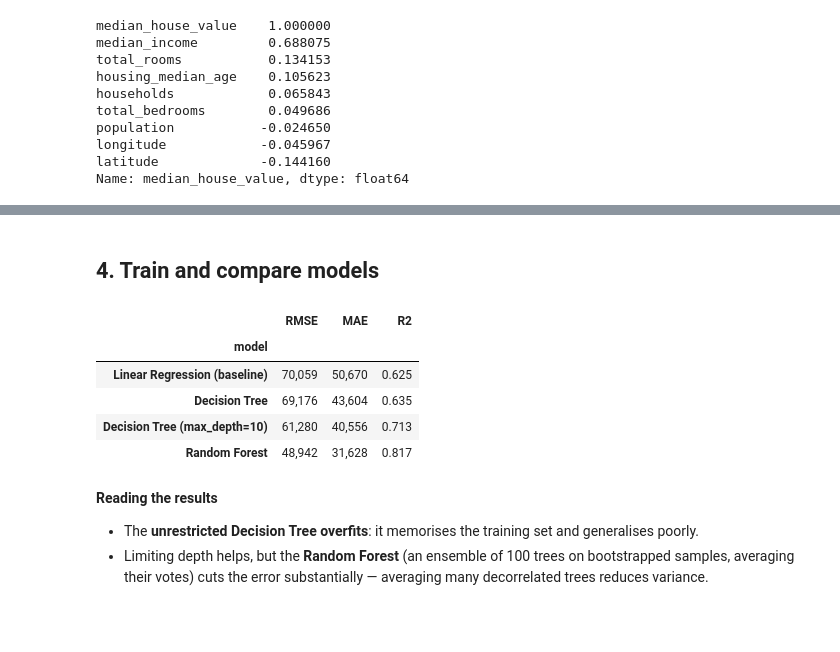
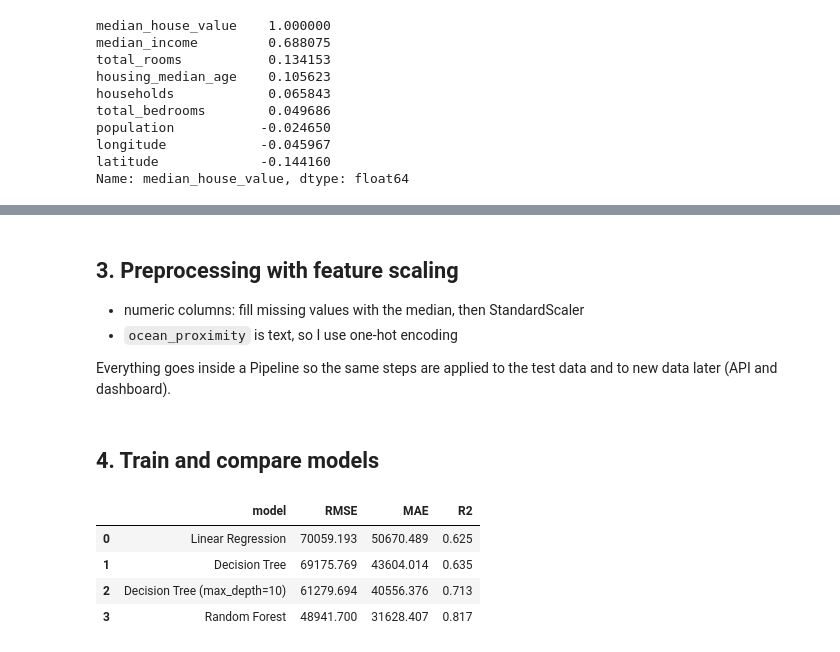
Before and after one commit to jagadeshwar2007/ACM_task, a Jupyter notebook: task_06_housing_price_predictor/housing_price_predictor.ipynb, the cells around one changed output, grey strips where cells are left out. Cells and saved outputs as stored; diff of their text form; code cells hidden in the pictures; blank space fills up the shorter version.

```diff
--- a/task_06_housing_price_predictor/housing_price_predictor.ipynb
+++ b/task_06_housing_price_predictor/housing_price_predictor.ipynb
@@ -149,49 +105,43 @@ and later on the live API/dashboard inputs — no data leakage and no manual pre
+# %% [markdown]
+## 3. Preprocessing with feature scaling
+
+- numeric columns: fill missing values with the median, then StandardScaler
+- `ocean_proximity` is text, so I use one-hot encoding
+
+Everything goes inside a Pipeline so the same steps are applied to the test data and to new data later (API and dashboard).
 # %%
-NUM_COLS = ["longitude", "latitude", "housing_median_age", "total_rooms",
+num_cols = ["longitude", "latitude", "housing_median_age", "total_rooms",
             "total_bedrooms", "population", "households", "median_income"]
-CAT_COLS = ["ocean_proximity"]
+cat_cols = ["ocean_proximity"]
 
-preprocessor = ColumnTransformer([
-    ("num", Pipeline([
-        ("impute", SimpleImputer(strategy="median")),
-        ("scale", StandardScaler()),
-    ]), NUM_COLS),
-    ("cat", OneHotEncoder(handle_unknown="ignore"), CAT_COLS),
+preprocess = ColumnTransformer([
+    ("num", Pipeline([("fill", SimpleImputer(strategy="median")), ("scale", StandardScaler())]), num_cols),
+    ("cat", OneHotEncoder(), cat_cols),
 ])
-
-def make_pipeline(model):
-    return Pipeline([("preprocess", preprocessor), ("model", model)])
 # %% [markdown]
 ## 4. Train and compare models
-# %%
-def evaluate(name, pipe):
-    pipe.fit(X_train, y_train)
-    pred = pipe.predict(X_test)
-    return {
-        "model": name,
-        "RMSE": np.sqrt(mean_squared_error(y_test, pred)),
-        "MAE": mean_absolute_error(y_test, pred),
-        "R2": r2_score(y_test, pred),
-    }
-
-candidates = {
-    "Linear Regression (baseline)": LinearRegression(),
-    "Decision Tree": DecisionTreeRegressor(random_state=RANDOM_STATE),
-    "Decision Tree (max_depth=10)": DecisionTreeRegressor(max_depth=10, random_state=RANDOM_STATE),
-    "Random Forest": RandomForestRegressor(n_estimators=100, n_jobs=-1, random_state=RANDOM_STATE),
-}
-
-results = pd.DataFrame([evaluate(n, make_pipeline(m)) for n, m in candidates.items()]).set_index("model")
-results.style.format({"RMSE": "{:,.0f}", "MAE": "{:,.0f}", "R2": "{:.3f}"})
-# %% [output]
-|  | RMSE | MAE | R2 |
-| model |  |  |  |
-| Linear Regression (baseline) | 70,059 | 50,670 | 0.625 |
-| Decision Tree | 69,176 | 43,604 | 0.635 |
-| Decision Tree (max_depth=10) | 61,280 | 40,556 | 0.713 |
-| Random Forest | 48,942 | 31,628 | 0.817 |
-# %% [markdown]
-**Reading the results**
-- The **unrestricted Decision Tree overfits**: it memorises the training set and generalises poorly.
-- Limiting depth helps, but the **Random Forest** (an ensemble of 100 trees on bootstrapped samples, averaging their
-  votes) cuts the error substantially — averaging many decorrelated trees reduces variance.
+# %%
+models = {
+    "Linear Regression": LinearRegression(),
+    "Decision Tree": DecisionTreeRegressor(random_state=42),
+    "Decision Tree (max_depth=10)": DecisionTreeRegressor(max_depth=10, random_state=42),
+    "Random Forest": RandomForestRegressor(n_estimators=100, random_state=42, n_jobs=-1),
+}
+
+results = []
+for name, m in models.items():
+    pipe = Pipeline([("preprocess", preprocess), ("model", m)])
+    pipe.fit(X_train, y_train)
+    pred = pipe.predict(X_test)
+    results.append([name,
+                    np.sqrt(mean_squared_error(y_test, pred)),
+                    mean_absolute_error(y_test, pred),
+                    r2_score(y_test, pred)])
+
+pd.DataFrame(results, columns=["model", "RMSE", "MAE", "R2"]).round(3)
+# %% [output]
+|  | model | RMSE | MAE | R2 |
+| 0 | Linear Regression | 70059.193 | 50670.489 | 0.625 |
+| 1 | Decision Tree | 69175.769 | 43604.014 | 0.635 |
+| 2 | Decision Tree (max_depth=10) | 61279.694 | 40556.376 | 0.713 |
+| 3 | Random Forest | 48941.700 | 31628.407 | 0.817 |
```
Also changed, not shown: parts of 34 cells of this notebook, 27 other files.
